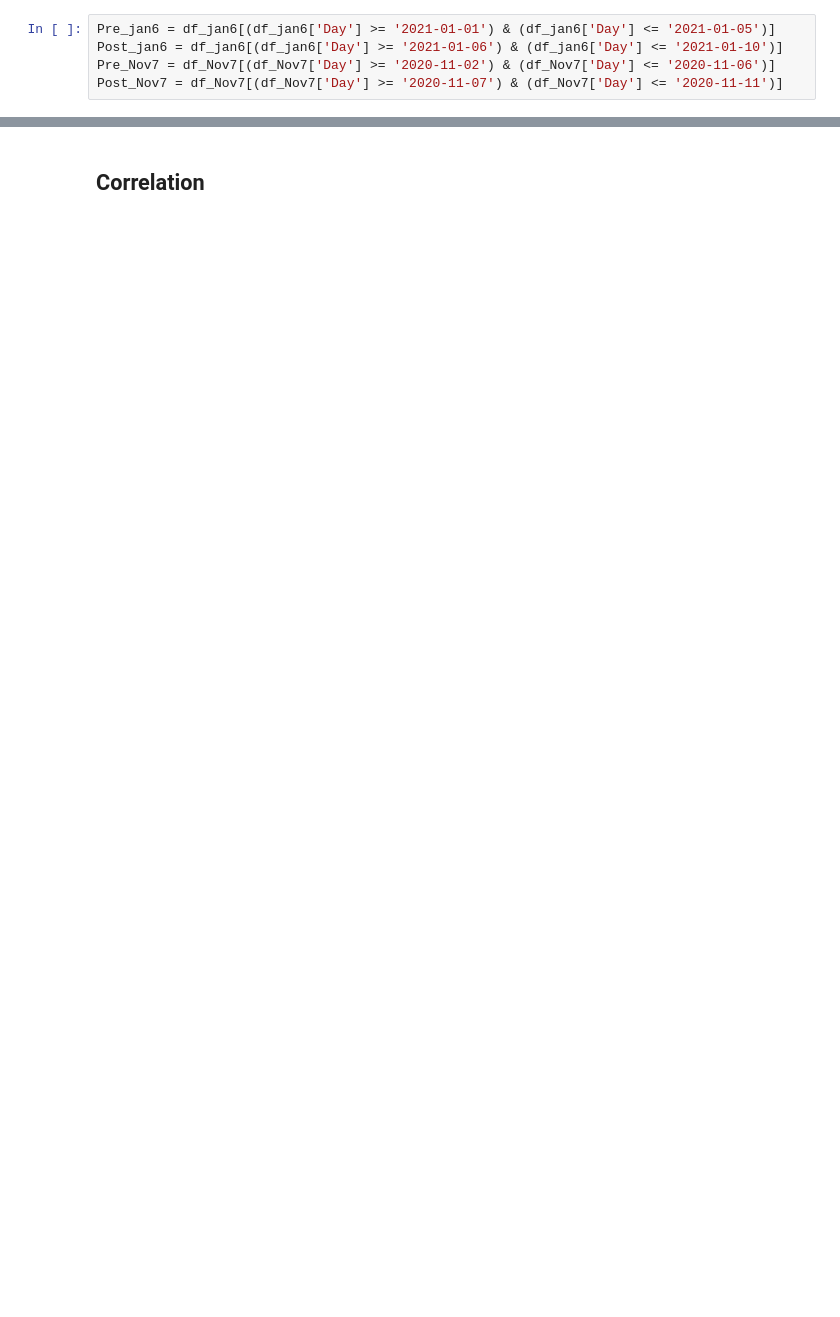
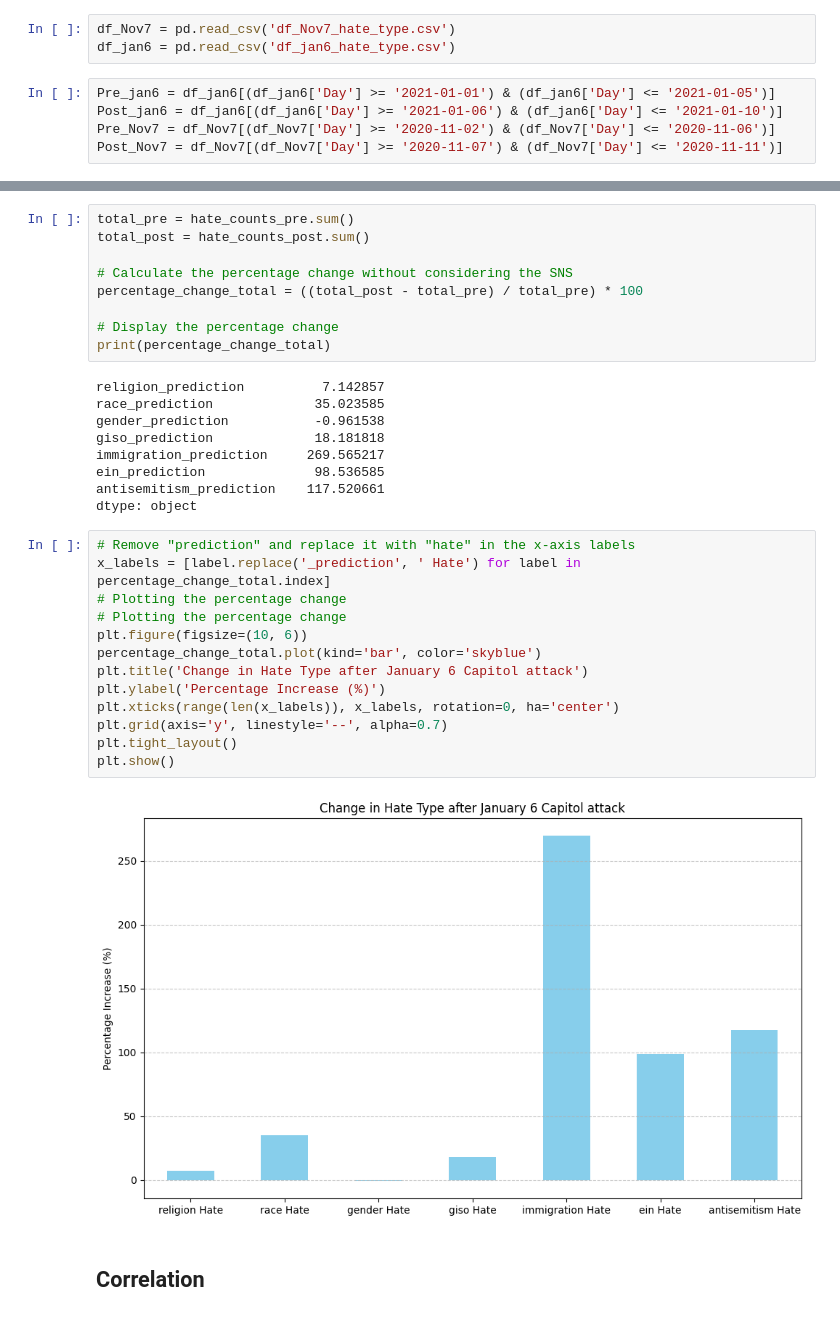
Before and after one commit to averma1010/Capstone_Akshay, a Jupyter notebook: code/component/Data_Analysis_Notebook.ipynb, the cells around one changed output, grey strips where cells are left out. Saved outputs shown, nothing was run; the diff lists cells and outputs as text; blank space fills up the shorter version.

```diff
--- a/code/component/Data_Analysis_Notebook.ipynb
+++ b/code/component/Data_Analysis_Notebook.ipynb
@@ -375,3 +295,6 @@ with pg_connection.cursor() as cursor:
+# %%
+df_Nov7 = pd.read_csv('df_Nov7_hate_type.csv')
+df_jan6 = pd.read_csv('df_jan6_hate_type.csv')
 # %%
 Pre_jan6 = df_jan6[(df_jan6['Day'] >= '2021-01-01') & (df_jan6['Day'] <= '2021-01-05')]
 Post_jan6 = df_jan6[(df_jan6['Day'] >= '2021-01-06') & (df_jan6['Day'] <= '2021-01-10')]
@@ -431,2 +402,35 @@ hate_counts_post
+# %%
+total_pre = hate_counts_pre.sum()
+total_post = hate_counts_post.sum()
+
+# Calculate the percentage change without considering the SNS
+percentage_change_total = ((total_post - total_pre) / total_pre) * 100
+
+# Display the percentage change
+print(percentage_change_total)
+# %% [output]
+religion_prediction          7.142857
+race_prediction             35.023585
+gender_prediction           -0.961538
+giso_prediction             18.181818
+immigration_prediction     269.565217
+ein_prediction              98.536585
+antisemitism_prediction    117.520661
+dtype: object
+# %%
+# Remove "prediction" and replace it with "hate" in the x-axis labels
+x_labels = [label.replace('_prediction', ' Hate') for label in percentage_change_total.index]
+# Plotting the percentage change
+# Plotting the percentage change
+plt.figure(figsize=(10, 6))
+percentage_change_total.plot(kind='bar', color='skyblue')
+plt.title('Change in Hate Type after January 6 Capitol attack')
+plt.ylabel('Percentage Increase (%)')
+plt.xticks(range(len(x_labels)), x_labels, rotation=0, ha='center')
+plt.grid(axis='y', linestyle='--', alpha=0.7)
+plt.tight_layout()
+plt.show()
+# %% [output]
+[figure, added]
 # %% [markdown]
 ## Correlation
```
Also changed, not shown: parts of 22 cells of this notebook.
